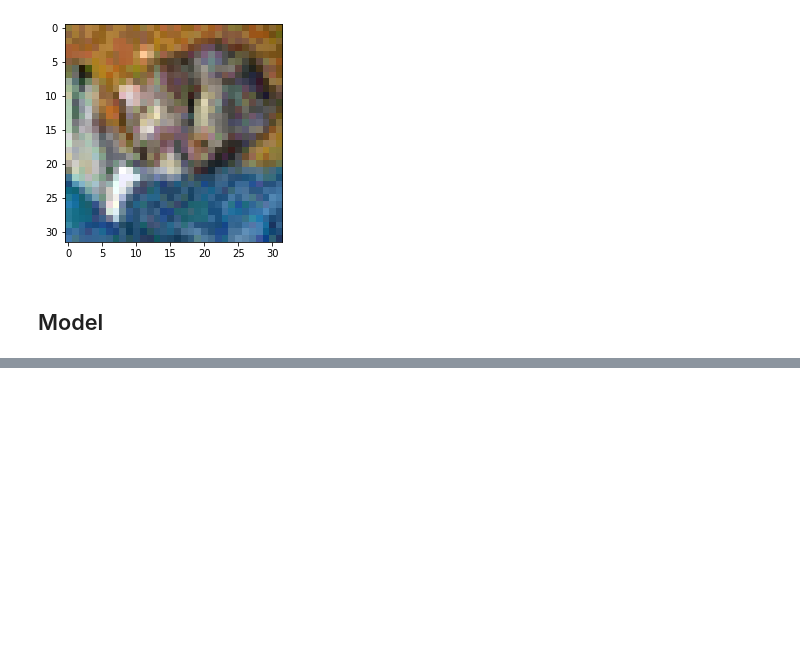
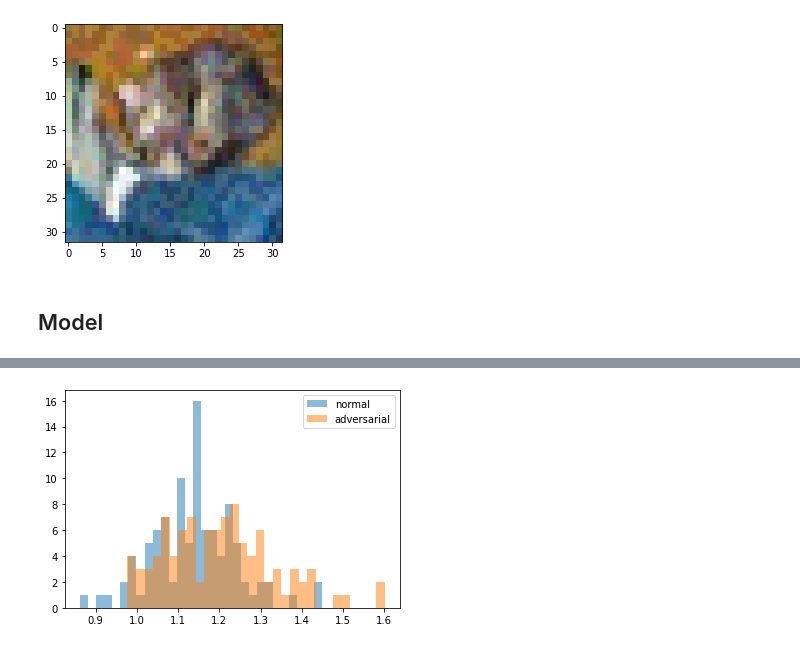
Before and after one commit to lindsey98/Adversarial-Generation, a Jupyter notebook: Signal_investigation.ipynb, the cells around one changed output, grey strips where cells are left out. Drawn from its saved outputs; the diff is of its cells as text; code cells hidden in the pictures; blank space fills up the shorter version.

```diff
--- a/Signal_investigation.ipynb
+++ b/Signal_investigation.ipynb
@@ -48,0 +108,7 @@ output_feat = intermediate_feat(model, testloader, layer_ct=1)
+# %%
+plt.hist(normal_mean, bins=30, alpha=0.5, label='normal')
+plt.hist(adv_mean, bins=30, alpha=0.5, label='adversarial')
+plt.legend()
+plt.show()
+# %% [output]
+[figure, added]
```
Also changed, not shown: parts of 15 cells of this notebook, 1 other file.
